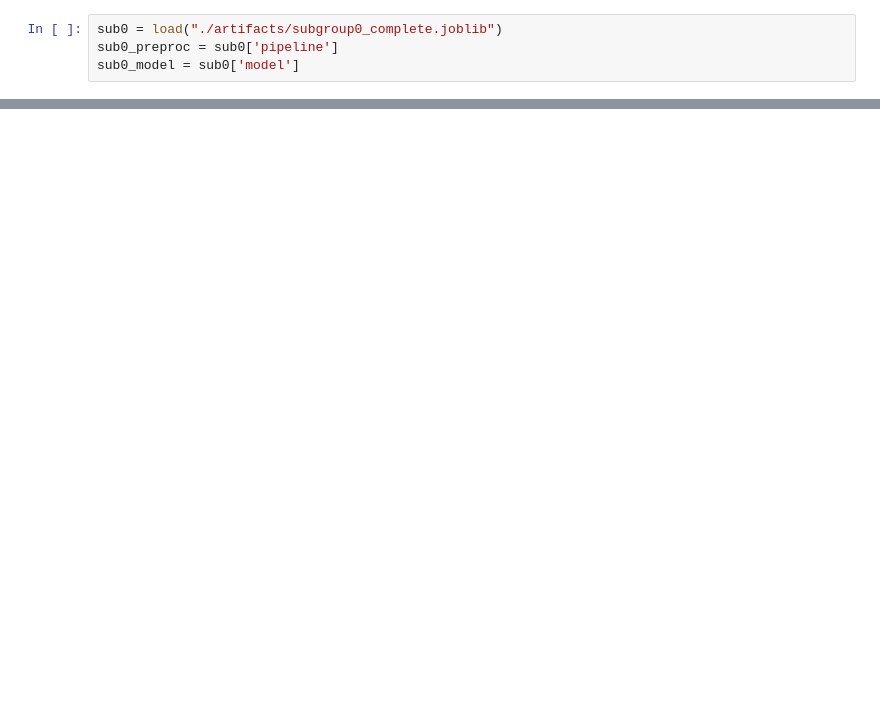
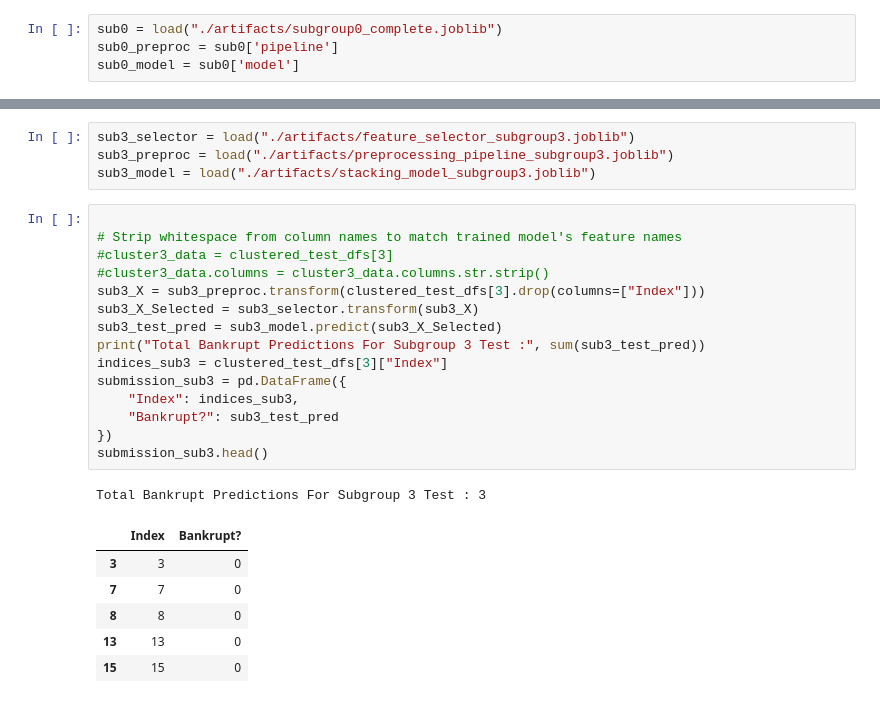
Before and after one commit to 21dhruvp/559-final-proj, a Jupyter notebook: Group6_Generalization.ipynb, the cells around one changed output, grey strips where cells are left out. Cells and saved outputs as stored; diff of their text form; blank space fills up the shorter version.

```diff
--- a/Group6_Generalization.ipynb
+++ b/Group6_Generalization.ipynb
@@ -258,0 +341,27 @@ Total Bankrupt Predictions For Subgroup 0 Test : 6
+# %%
+sub3_selector = load("./artifacts/feature_selector_subgroup3.joblib")
+sub3_preproc = load("./artifacts/preprocessing_pipeline_subgroup3.joblib")
+sub3_model = load("./artifacts/stacking_model_subgroup3.joblib")
+# %%
+
+# Strip whitespace from column names to match trained model's feature names
+#cluster3_data = clustered_test_dfs[3]
+#cluster3_data.columns = cluster3_data.columns.str.strip()
+sub3_X = sub3_preproc.transform(clustered_test_dfs[3].drop(columns=["Index"]))
+sub3_X_Selected = sub3_selector.transform(sub3_X)
+sub3_test_pred = sub3_model.predict(sub3_X_Selected)
+print("Total Bankrupt Predictions For Subgroup 3 Test :", sum(sub3_test_pred))
+indices_sub3 = clustered_test_dfs[3]["Index"]
+submission_sub3 = pd.DataFrame({
+    "Index": indices_sub3,
+    "Bankrupt?": sub3_test_pred
+})
+submission_sub3.head()
+# %% [output]
+Total Bankrupt Predictions For Subgroup 3 Test : 3
+|  | Index | Bankrupt? |
+| 3 | 3 | 0 |
+| 7 | 7 | 0 |
+| 8 | 8 | 0 |
+| 13 | 13 | 0 |
+| 15 | 15 | 0 |
```
Also changed, not shown: parts of 13 cells of this notebook, 7 other files.
